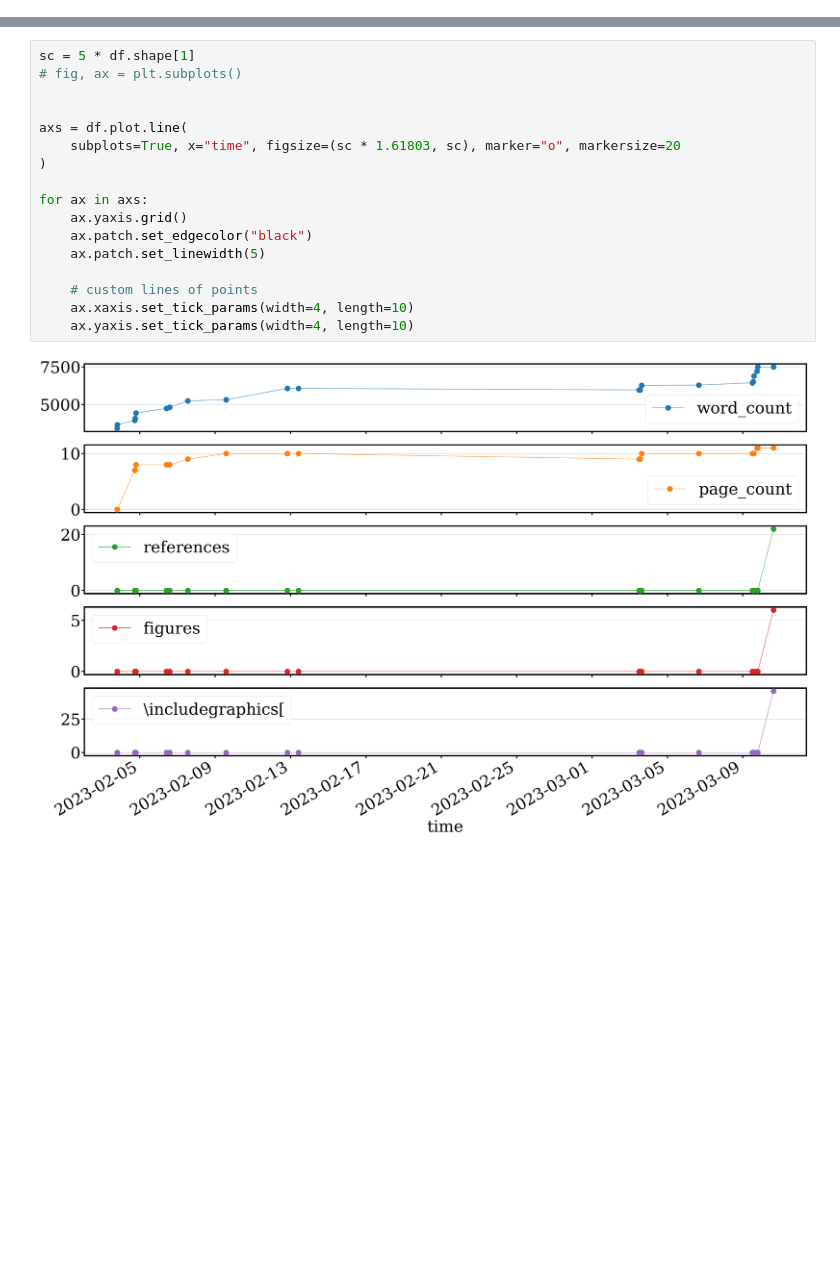
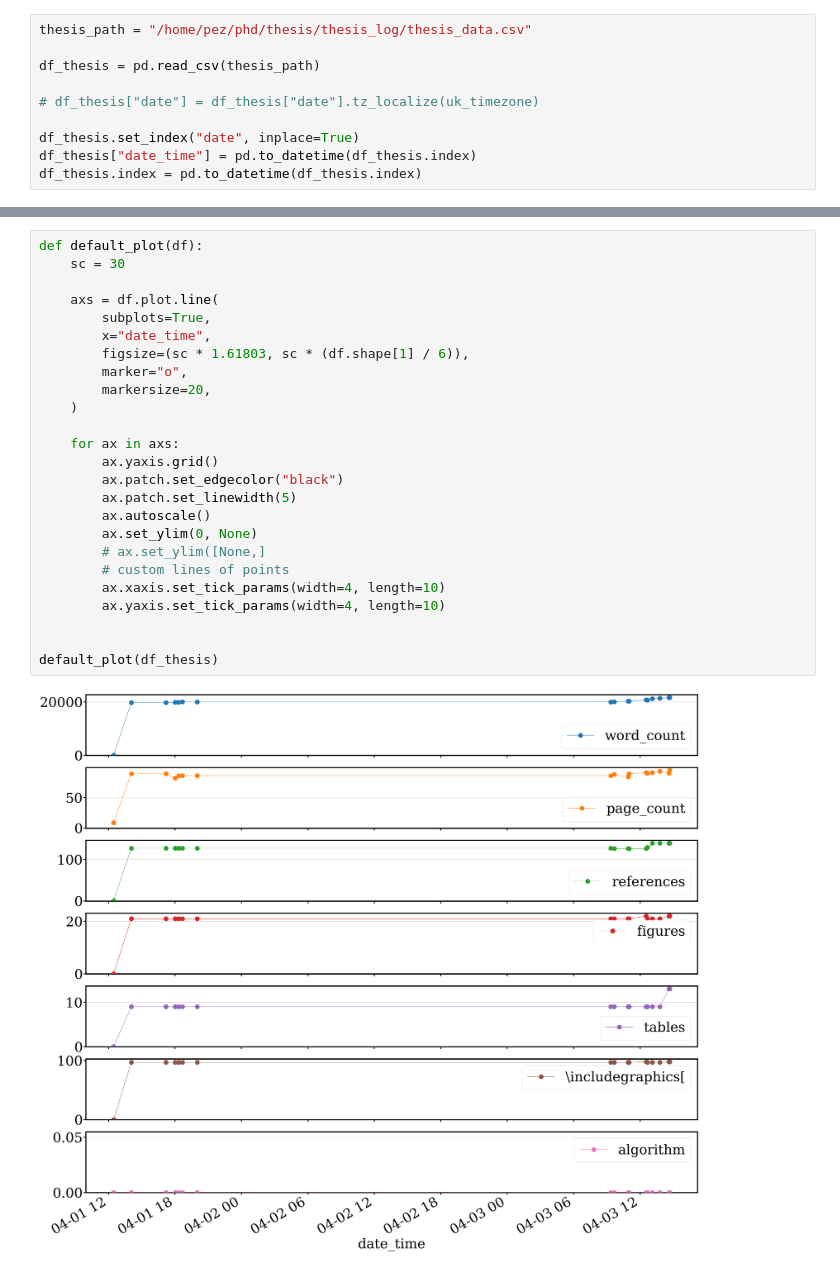
Before and after one commit to Wheest/thesis-o-meter, a Jupyter notebook: 00-plot.ipynb, the cells around one changed output, grey strips where cells are left out. Drawn from its saved outputs; the diff is of its cells as text; blank space fills up the shorter version.

Commit message:
Updated plotting, added algo support

```diff
--- a/00-plot.ipynb
+++ b/00-plot.ipynb
@@ -65,0 +29,10 @@ df
+# %%
+thesis_path = "/home/pez/phd/thesis/thesis_log/thesis_data.csv"
+
+df_thesis = pd.read_csv(thesis_path)
+
+# df_thesis["date"] = df_thesis["date"].tz_localize(uk_timezone)
+
+df_thesis.set_index("date", inplace=True)
+df_thesis["date_time"] = pd.to_datetime(df_thesis.index)
+df_thesis.index = pd.to_datetime(df_thesis.index)
@@ -66,19 +77,27 @@ df
 # %%
-sc = 5 * df.shape[1]
-# fig, ax = plt.subplots()
+def default_plot(df):
+    sc = 30
+
+    axs = df.plot.line(
+        subplots=True,
+        x="date_time",
+        figsize=(sc * 1.61803, sc * (df.shape[1] / 6)),
+        marker="o",
+        markersize=20,
+    )
+
+    for ax in axs:
+        ax.yaxis.grid()
+        ax.patch.set_edgecolor("black")
+        ax.patch.set_linewidth(5)
+        ax.autoscale()
+        ax.set_ylim(0, None)
+        # ax.set_ylim([None,]
+        # custom lines of points
+        ax.xaxis.set_tick_params(width=4, length=10)
+        ax.yaxis.set_tick_params(width=4, length=10)
 
 
-axs = df.plot.line(
-    subplots=True, x="time", figsize=(sc * 1.61803, sc), marker="o", markersize=20
-)
-
-for ax in axs:
-    ax.yaxis.grid()
-    ax.patch.set_edgecolor("black")
-    ax.patch.set_linewidth(5)
-
-    # custom lines of points
-    ax.xaxis.set_tick_params(width=4, length=10)
-    ax.yaxis.set_tick_params(width=4, length=10)
+default_plot(df_thesis)
 # %% [output]
-[figure, old version]
+[figure, new version]
```
Also changed, not shown: parts of 7 cells of this notebook, 2 other files.
